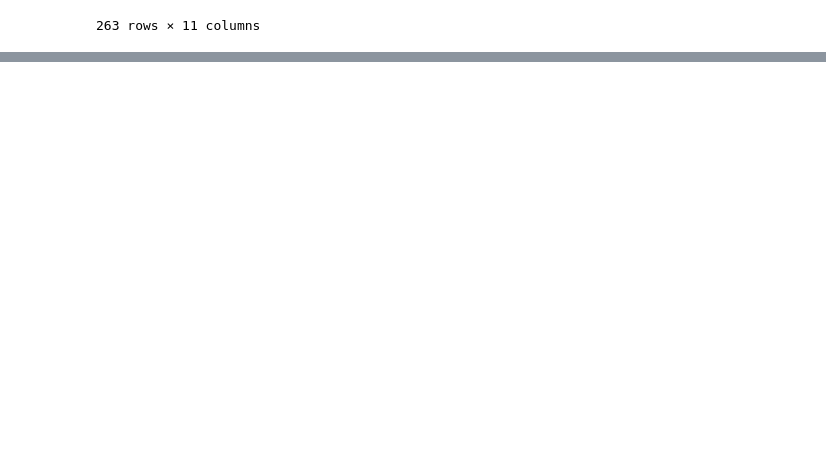
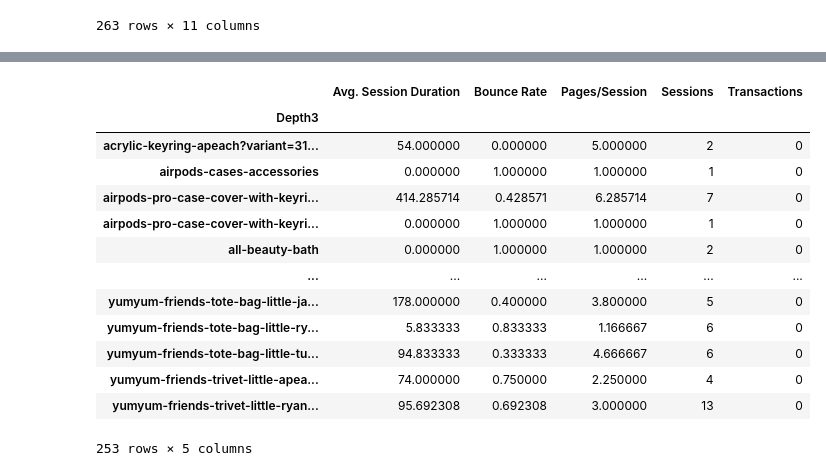
Before and after one commit to JoannaKang/kakao-commerce-data-analysis, a Jupyter notebook: Landing Page Analysis.ipynb, the cells around one changed output, grey strips where cells are left out. Saved outputs shown, nothing was run; the diff lists cells and outputs as text; code cells hidden in the pictures; blank space fills up the shorter version.

```diff
--- a/Landing Page Analysis.ipynb
+++ b/Landing Page Analysis.ipynb
@@ -22,0 +84,3 @@ landingpage
+# %%
+split = split.apply(lambda x: pd.Series(x))
+split
@@ -22,0 +101,2 @@ landingpage
+# %%
+split = split.rename({0:'Source', 1:'Medium'}, axis='columns')
@@ -22,0 +119,2 @@ landingpage
+# %%
+landingpage = landingpage.merge(split, left_index=True, right_index=True, how='left')
@@ -22,0 +137,19 @@ landingpage
+# %%
+session_per_pages = pd.pivot_table(landingpage, index='Depth3', values=['Sessions', 'Avg. Session Duration', 'Pages/Session', 'Bounce Rate', 'Transactions'], aggfunc='sum')
+# %%
+session_per_pages
+# %% [output]
+|  | Avg. Session Duration | Bounce Rate | Pages/Session | Sessions | Transactions |
+| Depth3 |  |  |  |  |  |
+| acrylic-keyring-apeach?variant=31... | 54.000000 | 0.000000 | 5.000000 | 2 | 0 |
+| airpods-cases-accessories | 0.000000 | 1.000000 | 1.000000 | 1 | 0 |
+| airpods-pro-case-cover-with-keyri... | 414.285714 | 0.428571 | 6.285714 | 7 | 0 |
+| airpods-pro-case-cover-with-keyri... | 0.000000 | 1.000000 | 1.000000 | 1 | 0 |
+| all-beauty-bath | 0.000000 | 1.000000 | 1.000000 | 2 | 0 |
+| ... | ... | ... | ... | ... | ... |
+| yumyum-friends-tote-bag-little-ja... | 178.000000 | 0.400000 | 3.800000 | 5 | 0 |
+| yumyum-friends-tote-bag-little-ry... | 5.833333 | 0.833333 | 1.166667 | 6 | 0 |
+| yumyum-friends-tote-bag-little-tu... | 94.833333 | 0.333333 | 4.666667 | 6 | 0 |
+| yumyum-friends-trivet-little-apea... | 74.000000 | 0.750000 | 2.250000 | 4 | 0 |
+| yumyum-friends-trivet-little-ryan... | 95.692308 | 0.692308 | 3.000000 | 13 | 0 |
+253 rows × 5 columns
```
Also changed, not shown: parts of 14 cells of this notebook.
